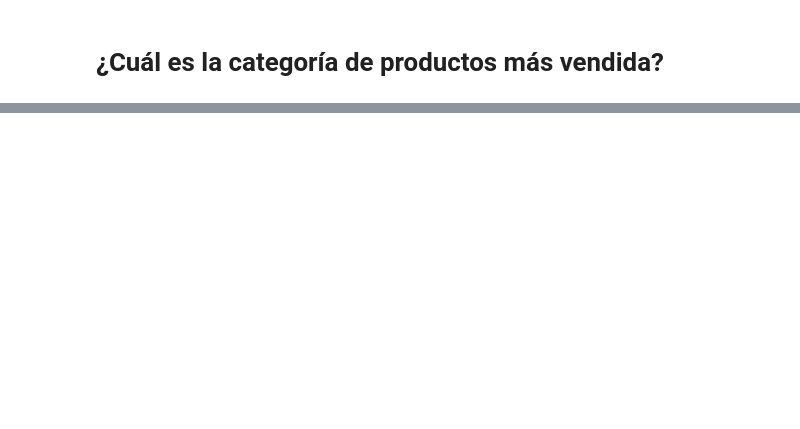
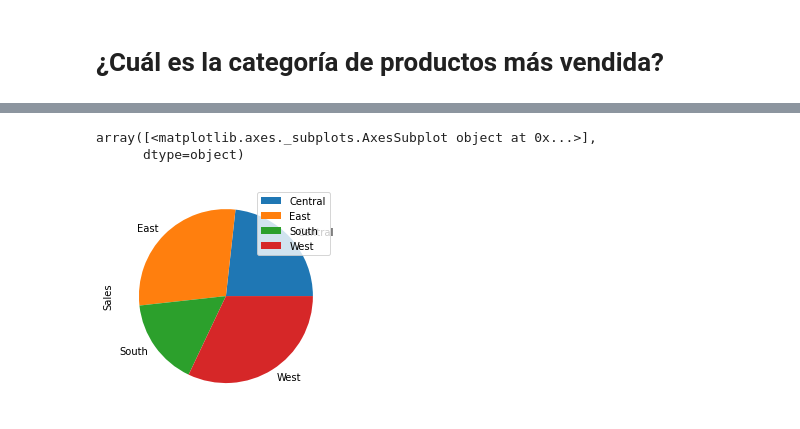
Before and after one commit to aurcode/superstore-analysis, a Jupyter notebook: superstore_analysis.ipynb, the cells around one changed output, grey strips where cells are left out. Saved outputs shown, nothing was run; the diff lists cells and outputs as text; code cells hidden in the pictures; blank space fills up the shorter version.

```diff
--- a/superstore_analysis.ipynb
+++ b/superstore_analysis.ipynb
@@ -57,0 +80,3 @@ best_selling_category.plot()
+# %%
+region_sales = df_superstore.groupby(['Region']).agg({'Sales':'count'})
+region_sales
@@ -57,0 +90,6 @@ best_selling_category.plot()
+# %%
+region_sales.plot.pie(subplots=True)
+# %% [output]
+array([<matplotlib.axes._subplots.AxesSubplot object at 0x...>],
+      dtype=object)
+[figure, added]
```
Also changed, not shown: parts of 10 cells of this notebook.
